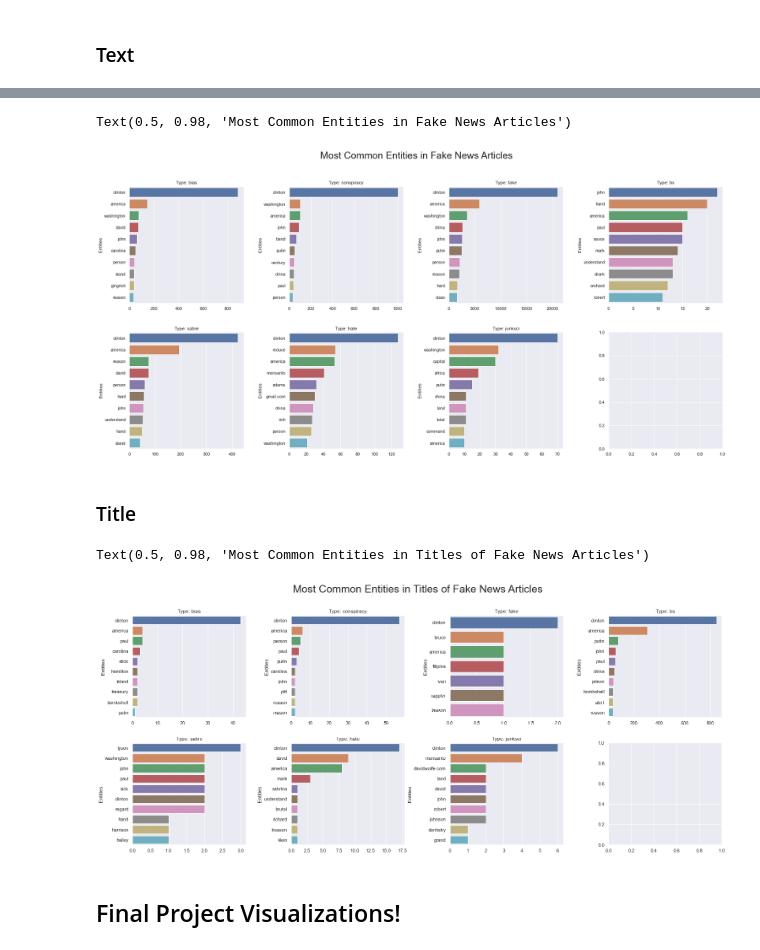
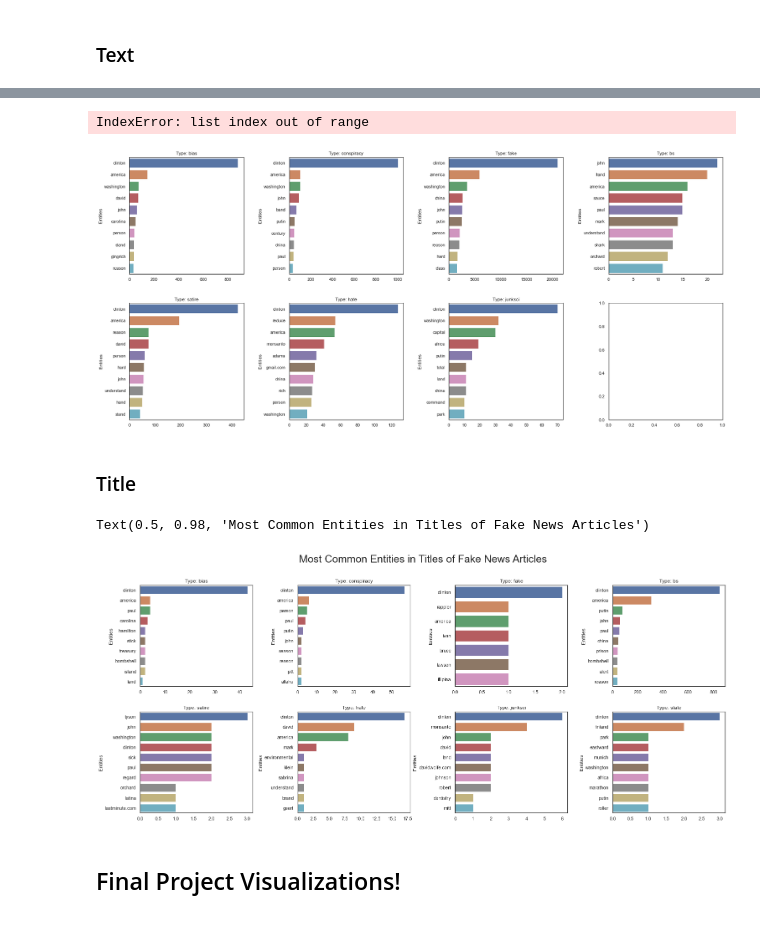
Before and after one commit to haleyej/ala_470_proj, a Jupyter notebook: viz.ipynb, the cells around one changed output, grey strips where cells are left out. Drawn from its saved outputs; the diff is of its cells as text; code cells hidden in the pictures.

```diff
--- a/viz.ipynb
+++ b/viz.ipynb
@@ -173,20 +191,18 @@ top = top[:2] + top[3:]
 # %%
 fig, axes = plt.subplots(2, 4)
 fig.set_size_inches(27.5, 12.5)
 fig.subplots_adjust(hspace = 0.25, wspace = 0.4)
 
 for i, ax in enumerate(axes.flatten()):
-    if i == 7:
-        break
     t = types[i]
     top_subset = top[i][:10]
     grid = sns.barplot(x = top_subset.values, y = top_subset.index, ax = ax)
     grid.set(ylabel = 'Entities', title = f"Type: {t}")
 
 fig.suptitle("Most Common Entities in Fake News Articles", fontsize = 25)
 # %% [output]
-Text(0.5, 0.98, 'Most Common Entities in Fake News Articles')
+IndexError: list index out of range
-[figure, old version]
+[figure, new version]
 # %% [markdown]
 <h3>Title</h3>
 # %%
@@ -203,8 +219,6 @@ fig.set_size_inches(25, 10)
 fig.subplots_adjust(hspace = 0.25, wspace = 0.4)
 
 for i, ax in enumerate(axes.flatten()):
-    if i == 7:
-        break
     t = types[i]
     top_subset = top_ners[i][:10]
     grid = sns.barplot(x = top_subset.values, y = top_subset.index, ax = ax)
@@ -213,7 +227,7 @@ for i, ax in enumerate(axes.flatten()):
 fig.suptitle("Most Common Entities in Titles of Fake News Articles", fontsize = 25)
 # %% [output]
 Text(0.5, 0.98, 'Most Common Entities in Titles of Fake News Articles')
-[figure, old version]
+[figure, new version]
 # %% [markdown]
 <h2>Final Project Visualizations!</h2>
 # %% [markdown]
```
Also changed, not shown: parts of 12 cells of this notebook.
